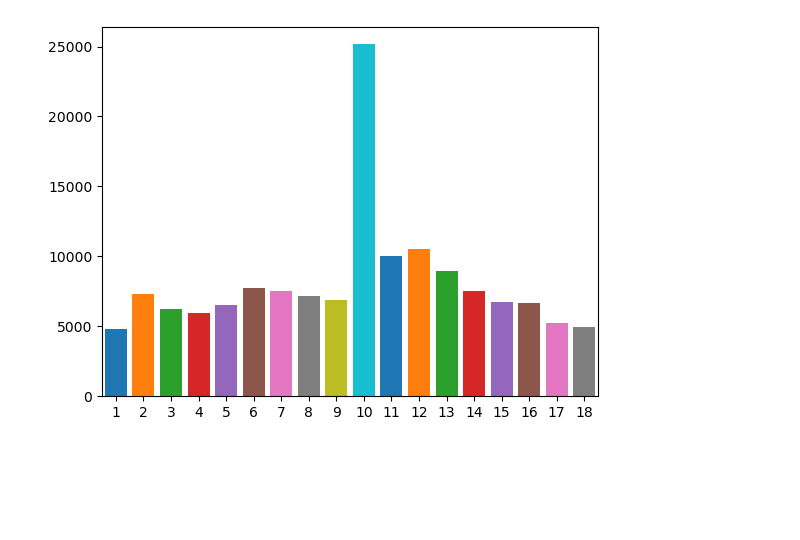
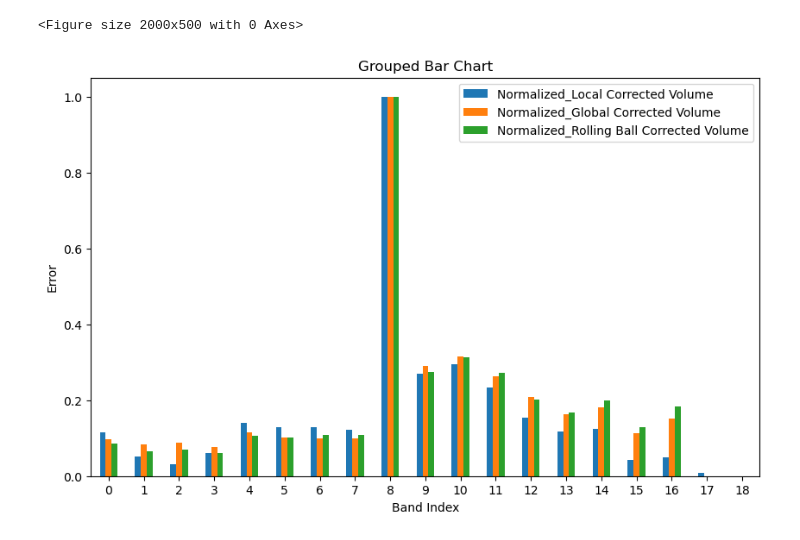
Before and after one commit to mattaq31/GelGenie, a Jupyter notebook: python-gelgenie/statistical_analysis/Analysis on Merged DF.ipynb, the cells around one changed output. Cells and saved outputs as stored; diff of their text form; code cells hidden in the pictures; blank space fills up the shorter version.

```diff
--- a/python-gelgenie/statistical_analysis/Analysis on Merged DF.ipynb
+++ b/python-gelgenie/statistical_analysis/Analysis on Merged DF.ipynb
@@ -12,2 +13,12 @@ from gelgenie.segmentation.helper_functions.general_functions import create_dir_
 # %%
-main_df = pd.read_csv('/Users/matt/Desktop/merged_df.csv')
+# reads in data and creates two new columns for easy differentation between GG and GA raw volumes
+input_folder = '/Users/matt/Desktop/'
+
+main_df = pd.read_csv(join(input_folder,'merged_df.csv'))
+main_df['Normalized_GG Raw Difference'] = np.nan
+main_df['Normalized_GA Raw Difference'] = np.nan
+main_df['Normalized_GG Raw Difference'] = main_df.apply(lambda row: row['Raw Difference'] if row['App'] == 'GG' else np.nan, axis=1)
+main_df['Normalized_GA Raw Difference'] = main_df.apply(lambda row: row['Raw Difference'] if row['App'] == 'GA' else np.nan, axis=1)
+main_df = main_df.rename(columns={'Normalized_Background Corrected Volume': 'GA Normalized_Background Corrected Volume'})
+main_df = main_df.rename(columns={'Background Difference': 'GA Background Difference'})
+main_df
@@ -30,13 +283,38 @@ main_df
 # %%
-gel_id = 1
+gel_id = 2
+
+sel_quantities = ['Normalized_Local Corrected Volume', 'Normalized_Global Corrected Volume', 'Normalized_Rolling Ball Corrected Volume']
+# sel_quantities = ['Raw GG','Raw GA','Background Difference','Local Difference', 'Global Difference', 'Rolling Ball Difference']
 
 filt_df = main_df[main_df['Gel ID']==gel_id]
 
+data = defaultdict(list)
+
 for band in filt_df['Band ID'].unique():
-    mean_pt = filt_df[filt_df['Band ID']==band]['Local Corrected Volume'].mean()
-    plt.bar(band, mean_pt)
-plt.xticks(range(19))
-plt.xlim([0.5,18.5])
+    for i, q in enumerate(sel_quantities):
+        if q == 'Raw GG':
+            mean_pt = abs(filt_df[(filt_df['Band ID']==band) & (filt_df['App']=='GG')]['Raw Difference']).mean()
+        elif q == 'Raw GA':
+            mean_pt = abs(filt_df[(filt_df['Band ID']==band) & (filt_df['App']=='GA')]['Raw Difference']).mean()
+        else:
+            mean_pt = abs(filt_df[filt_df['Band ID']==band][q]).mean()
+        data[q].append(mean_pt)
+
+df = pd.DataFrame.from_dict(data)
+
+plt.figure(figsize=(20,5))
+# Plotting grouped bar chart
+ax = df.plot(kind='bar', figsize=(10, 6), rot=0)
+
+# Adding labels and title
+plt.xlabel('Band Index')
+plt.ylabel('Error')
+plt.title('Grouped Bar Chart')
+# plt.bar(band, mean_pt)
+# plt.xticks(range(19))
+# plt.xlim([0.5,18.5])
+
 pass
 # %% [output]
+<Figure size 2000x500 with 0 Axes>
-[figure, old version]
+[figure, new version]
```
Also changed, not shown: parts of 18 cells of this notebook, 2 other files.
